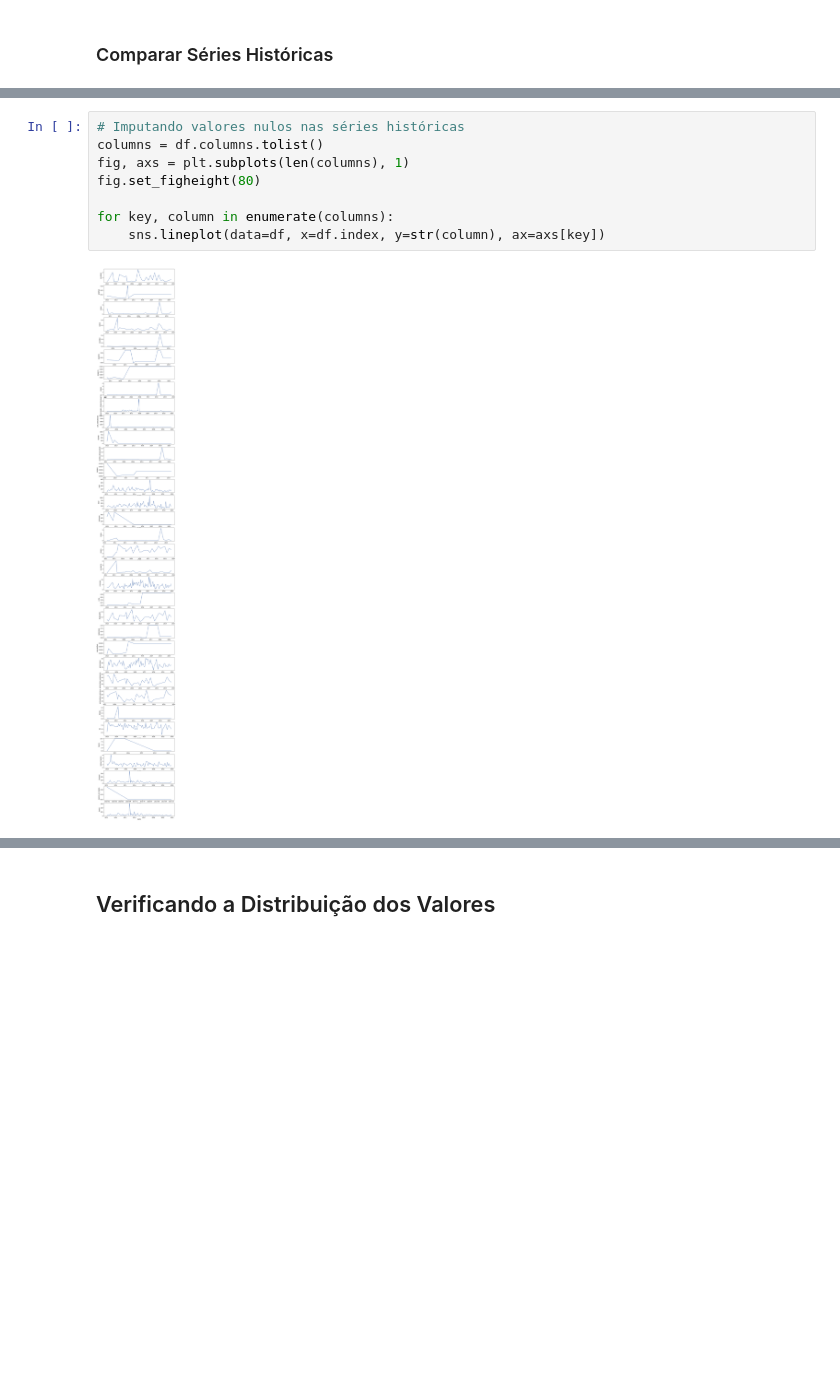
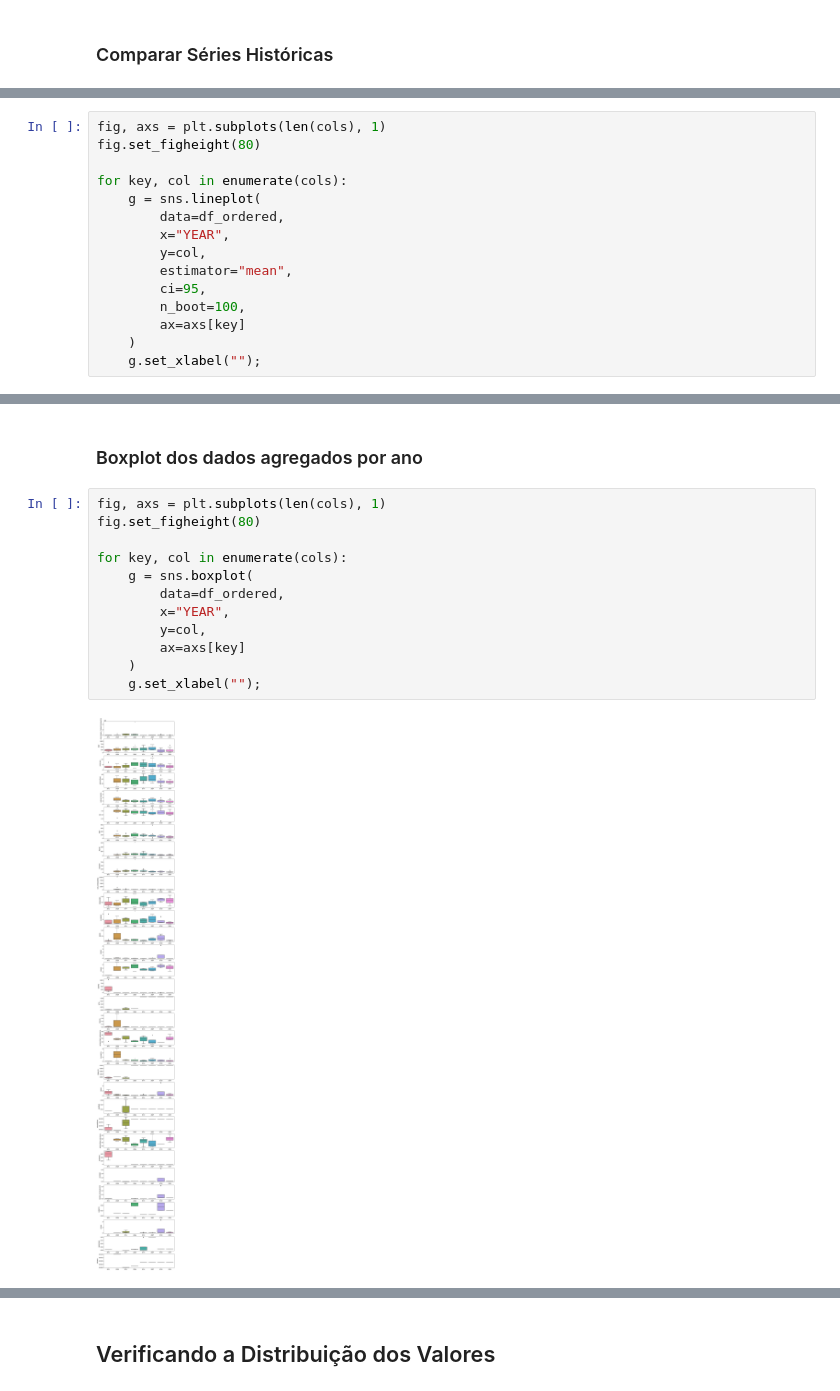
Before and after one commit to vcwild/wtp-datasets, a Jupyter notebook: EDA.ipynb, the cells around one changed output, grey strips where cells are left out. Drawn from its saved outputs; the diff is of its cells as text; blank space fills up the shorter version.

```diff
--- a/EDA.ipynb
+++ b/EDA.ipynb
@@ -104,0 +135,15 @@ df[percentage.index].plot(subplots=True, figsize=(10, 30));
+# %%
+fig, axs = plt.subplots(len(cols), 1)
+fig.set_figheight(80)
+
+for key, col in enumerate(cols):
+    g = sns.lineplot(
+        data=df_ordered,
+        x="YEAR",
+        y=col,
+        estimator="mean",
+        ci=95,
+        n_boot=100,
+        ax=axs[key]
+    )
+    g.set_xlabel("");
@@ -105,10 +152,16 @@ df[percentage.index].plot(subplots=True, figsize=(10, 30));
+# %% [markdown]
+### Boxplot dos dados agregados por ano
 # %%
-# Imputando valores nulos nas séries históricas
-columns = df.columns.tolist()
-fig, axs = plt.subplots(len(columns), 1)
+fig, axs = plt.subplots(len(cols), 1)
 fig.set_figheight(80)
 
-for key, column in enumerate(columns):
-    sns.lineplot(data=df, x=df.index, y=str(column), ax=axs[key])
+for key, col in enumerate(cols):
+    g = sns.boxplot(
+        data=df_ordered,
+        x="YEAR",
+        y=col,
+        ax=axs[key]
+    )
+    g.set_xlabel("");
 # %% [output]
-[figure, old version]
+[figure, new version]
```
Also changed, not shown: parts of 12 cells of this notebook, 1 other file.
